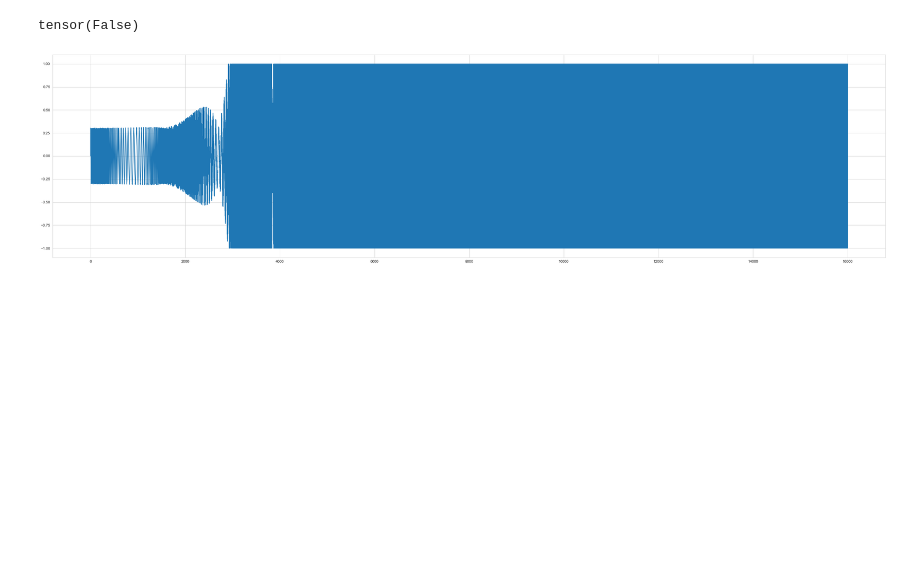
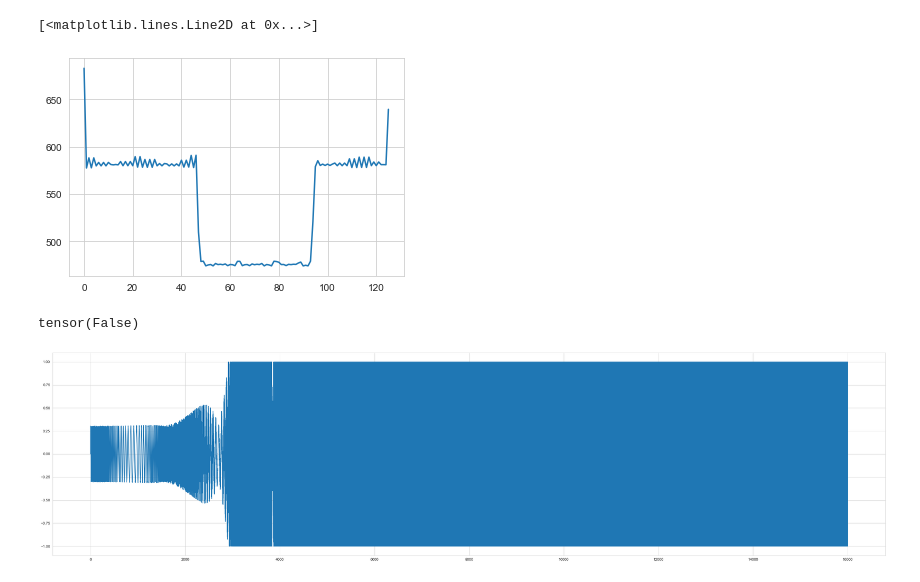
Before and after one commit to aisynth/diffmoog, a Jupyter notebook: visualize_data.ipynb, the cells around one changed output. Saved outputs shown, nothing was run; the diff lists cells and outputs as text; code cells hidden in the pictures; blank space fills up the shorter version.

```diff
--- a/visualize_data.ipynb
+++ b/visualize_data.ipynb
@@ -86,3 +84,10 @@ WARNING: Skipping torch as it is not installed.
+# %%
+sc = SpectralCentroid(sample_rate=16000, n_fft=256)
+sc_output = sc(signal)
+plt.plot(sc_output[0])
+# %% [output]
+[<matplotlib.lines.Line2D at 0x...>]
+[figure, added]
 # %%
 filtered_sound = lowpass_biquad(signal, 16000, 8010)
 np_filtered_sound = filtered_sound.numpy().squeeze()
```
Also changed, not shown: parts of 4 cells of this notebook, 4 other files.
